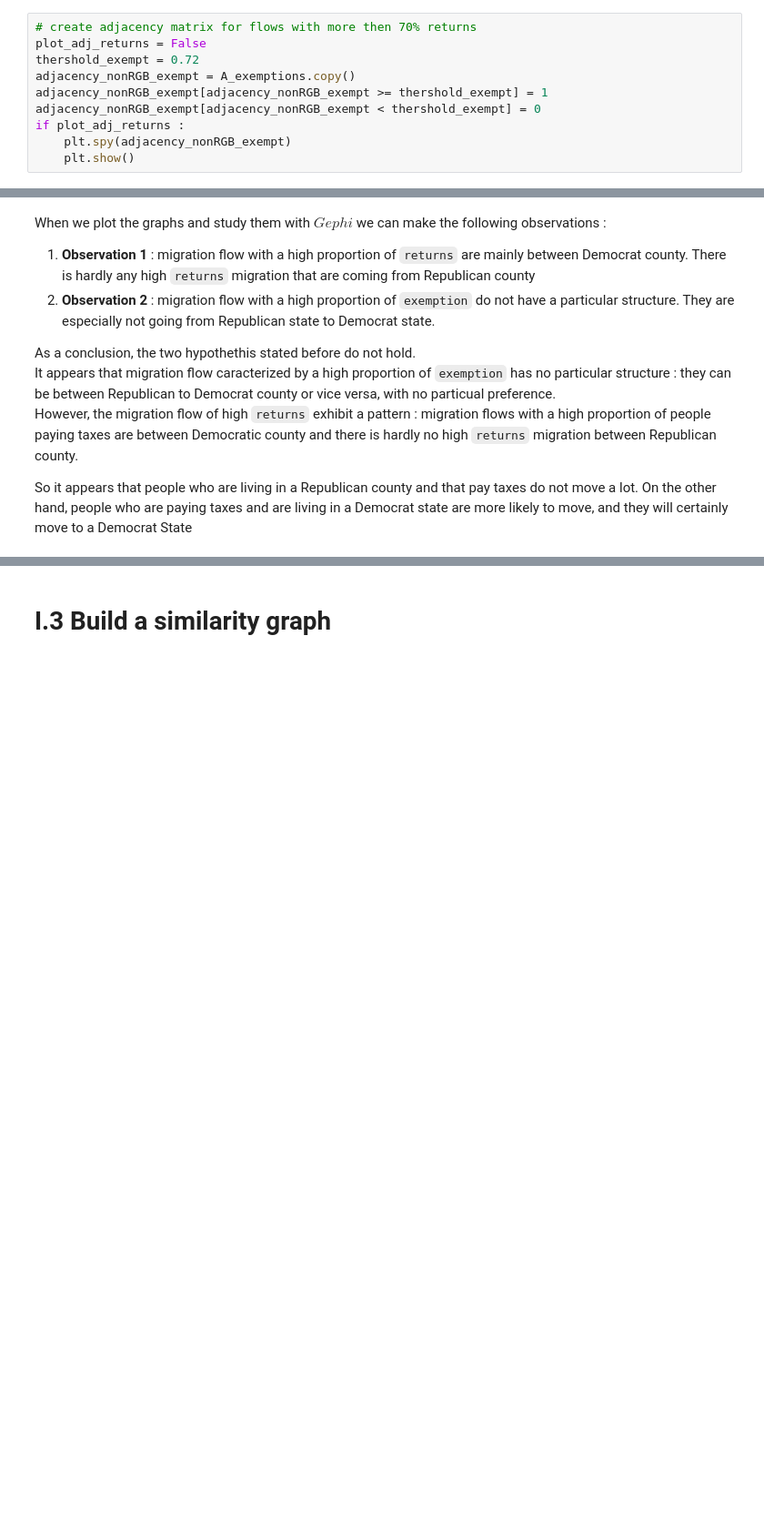
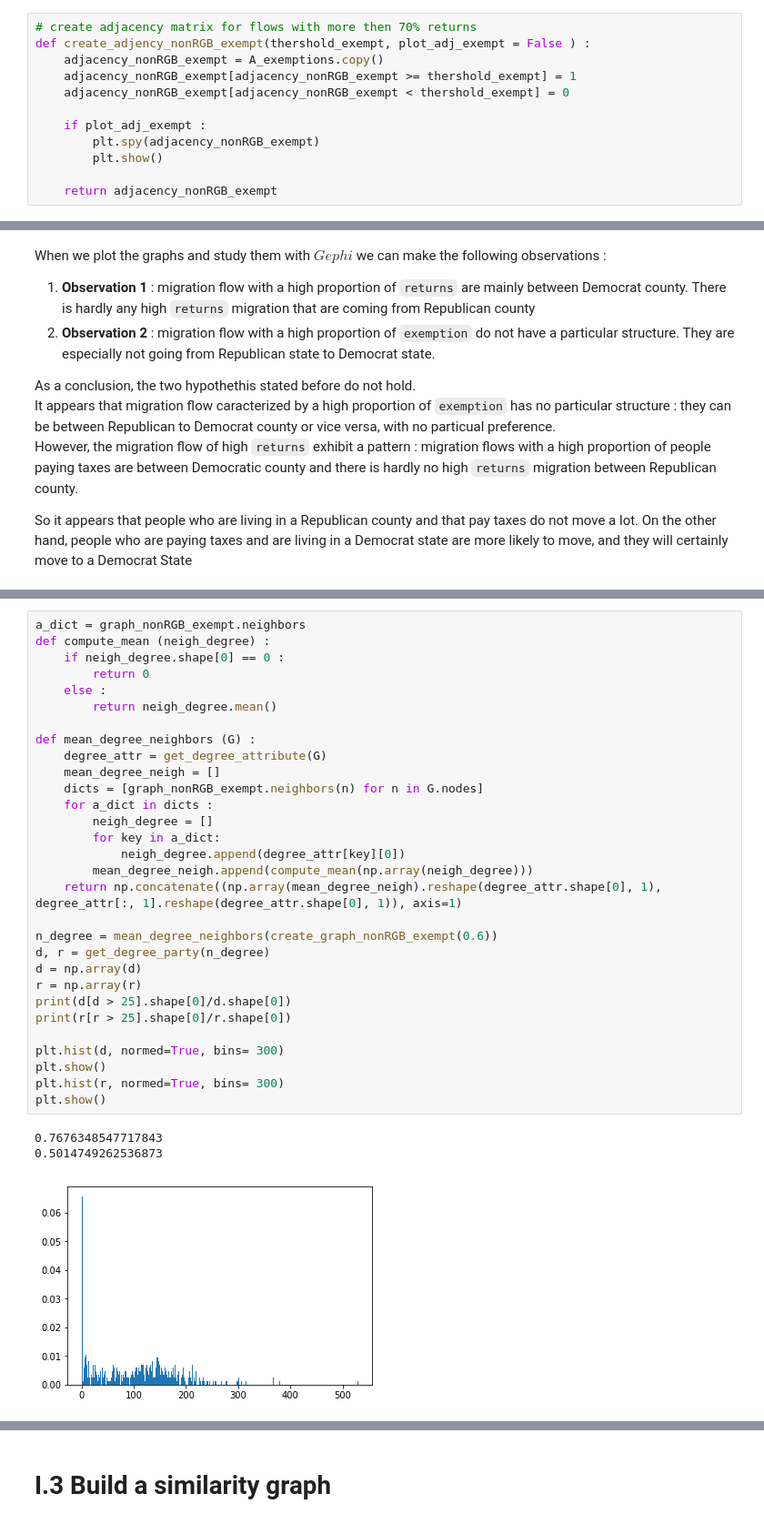
Before and after one commit to zxyzz/ntds_project, a Jupyter notebook: Project.ipynb, the cells around one changed output, grey strips where cells are left out. Shown at 91% size. Drawn from its saved outputs; the diff is of its cells as text; blank space fills up the shorter version.

```diff
--- a/Project.ipynb
+++ b/Project.ipynb
@@ -98,12 +99,14 @@ if plot_adj_returns :
 # %%
 # create adjacency matrix for flows with more then 70% returns
-plot_adj_returns = False
-thershold_exempt = 0.72
-adjacency_nonRGB_exempt = A_exemptions.copy()
-adjacency_nonRGB_exempt[adjacency_nonRGB_exempt >= thershold_exempt] = 1
-adjacency_nonRGB_exempt[adjacency_nonRGB_exempt < thershold_exempt] = 0
-if plot_adj_returns :
-    plt.spy(adjacency_nonRGB_exempt)
-    plt.show()
+def create_adjency_nonRGB_exempt(thershold_exempt, plot_adj_exempt = False ) :
+    adjacency_nonRGB_exempt = A_exemptions.copy()
+    adjacency_nonRGB_exempt[adjacency_nonRGB_exempt >= thershold_exempt] = 1
+    adjacency_nonRGB_exempt[adjacency_nonRGB_exempt < thershold_exempt] = 0
+
+    if plot_adj_exempt :
+        plt.spy(adjacency_nonRGB_exempt)
+        plt.show()
+
+    return adjacency_nonRGB_exempt
 # %%
 # construct graph for flows with more then 45% returns
@@ -213,0 +269,34 @@ plt.show()
+# %%
+a_dict = graph_nonRGB_exempt.neighbors
+def compute_mean (neigh_degree) :
+    if neigh_degree.shape[0] == 0 :
+        return 0
+    else :
+        return neigh_degree.mean()
+
+def mean_degree_neighbors (G) :
+    degree_attr = get_degree_attribute(G)
+    mean_degree_neigh = []
+    dicts = [graph_nonRGB_exempt.neighbors(n) for n in G.nodes]
+    for a_dict in dicts :
+        neigh_degree = []
+        for key in a_dict:
+            neigh_degree.append(degree_attr[key][0])
+        mean_degree_neigh.append(compute_mean(np.array(neigh_degree)))
+    return np.concatenate((np.array(mean_degree_neigh).reshape(degree_attr.shape[0], 1), degree_attr[:, 1].reshape(degree_attr.shape[0], 1)), axis=1)
+
+n_degree = mean_degree_neighbors(create_graph_nonRGB_exempt(0.6))
+d, r = get_degree_party(n_degree)
+d = np.array(d)
+r = np.array(r)
+print(d[d > 25].shape[0]/d.shape[0])
+print(r[r > 25].shape[0]/r.shape[0])
+
+plt.hist(d, normed=True, bins= 300)
+plt.show()
+plt.hist(r, normed=True, bins= 300)
+plt.show()
+# %% [output]
+0.7676348547717843
+0.5014749262536873
+[figure, added]
```
Also changed, not shown: parts of 7 cells of this notebook, 3 other files.
